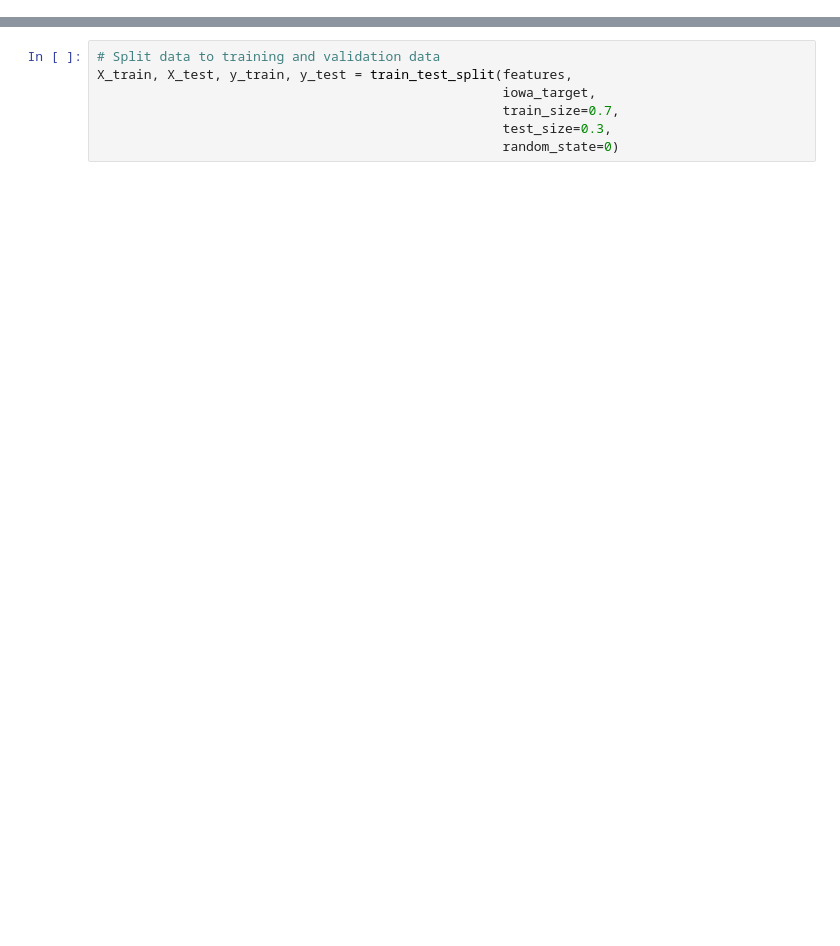
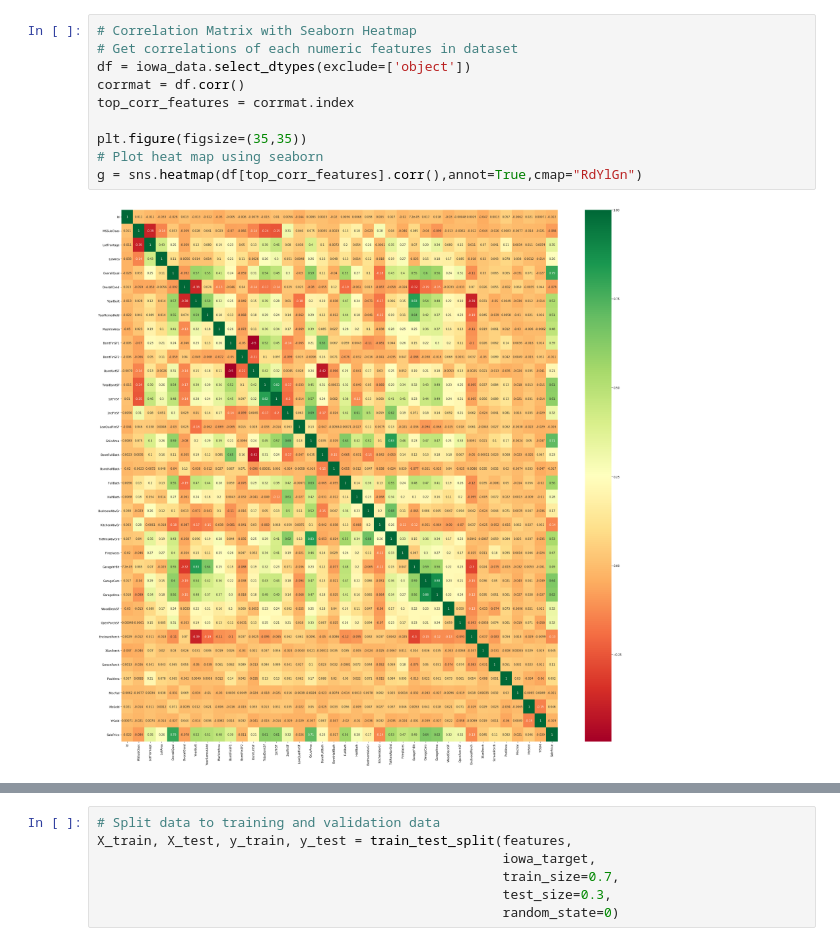
Before and after one commit to robert-abella/ds-portfolio, a Jupyter notebook: iowa-homes/Iowa Home Prices - Decision Tree and Random Forest.ipynb, the cells around one changed output, grey strips where cells are left out. Drawn from its saved outputs; the diff is of its cells as text; blank space fills up the shorter version.

```diff
--- a/iowa-homes/Iowa Home Prices - Decision Tree and Random Forest.ipynb
+++ b/iowa-homes/Iowa Home Prices - Decision Tree and Random Forest.ipynb
@@ -91,0 +123,12 @@ features = features.fillna(value=values)
+# %%
+# Correlation Matrix with Seaborn Heatmap
+# Get correlations of each numeric features in dataset
+df = iowa_data.select_dtypes(exclude=['object'])
+corrmat = df.corr()
+top_corr_features = corrmat.index
+
+plt.figure(figsize=(35,35))
+# Plot heat map using seaborn
+g = sns.heatmap(df[top_corr_features].corr(),annot=True,cmap="RdYlGn")
+# %% [output]
+[figure, added]
```
Also changed, not shown: parts of 25 cells of this notebook, 1 other file.
